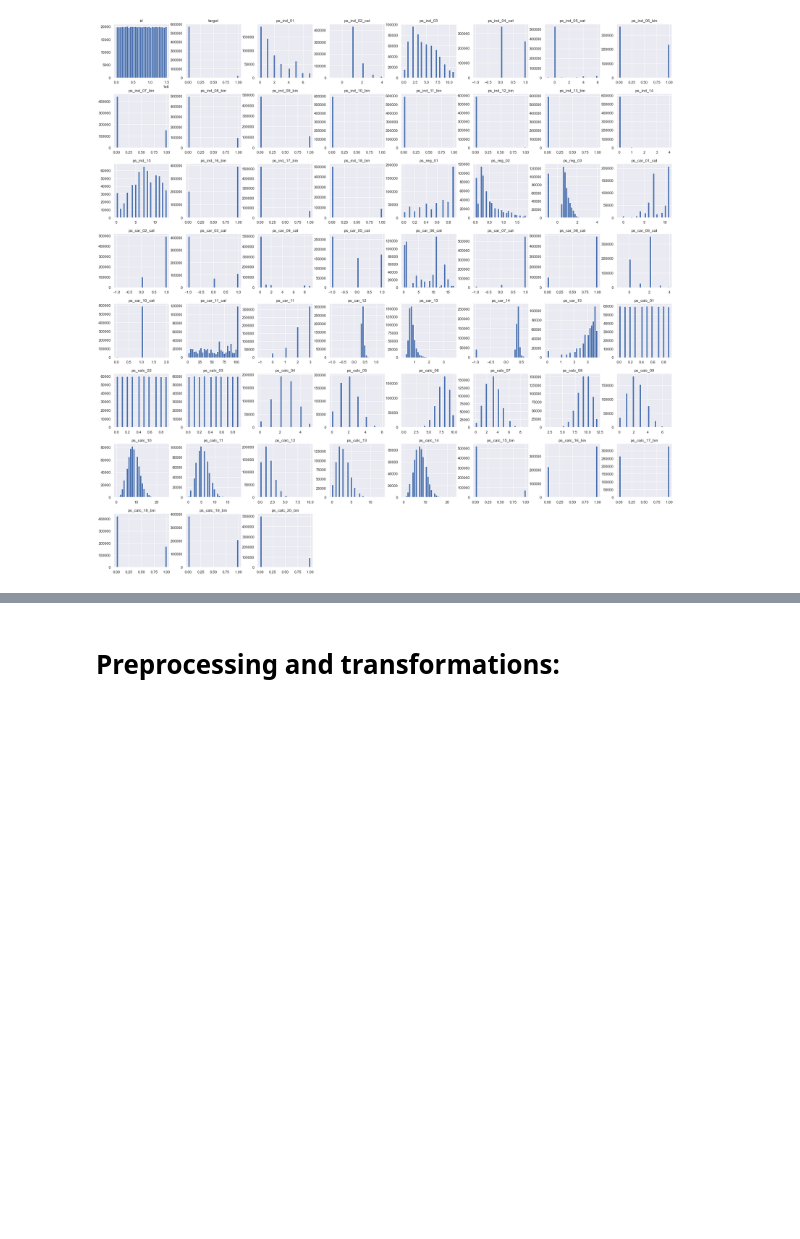
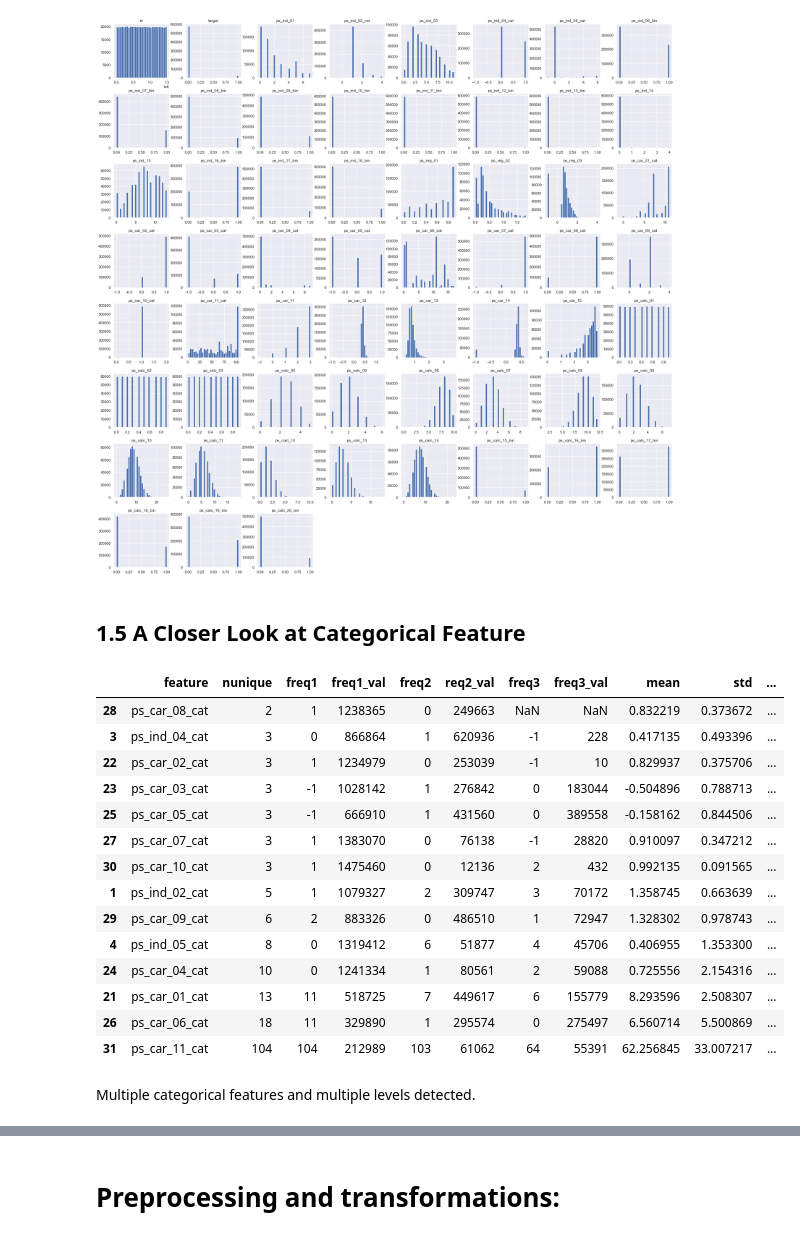
Before and after one commit to nichowu/Porto-Seguro-Safe-Driver-Prediction, a Jupyter notebook: porto-seguro-safe-driving.ipynb, the cells around one changed output, grey strips where cells are left out. Saved outputs shown, nothing was run; the diff lists cells and outputs as text; code cells hidden in the pictures; blank space fills up the shorter version.

```diff
--- a/porto-seguro-safe-driving.ipynb
+++ b/porto-seguro-safe-driving.ipynb
@@ -454,0 +457,2 @@ train.hist(figsize=(30,30), bins=30);
+# %% [markdown]
+## 1.5 A Closer Look at Categorical Feature
@@ -454,0 +462,51 @@ train.hist(figsize=(30,30), bins=30);
+# %%
+stat_cols= ['nunique','freq1','freq1_val', 'freq2', 'req2_val',
+             'freq3', 'freq3_val'] + traintest[cols[0]].describe().index.tolist()[1:]
+
+stat_cols=['feature']+stat_cols
+
+feature_stat=pd.DataFrame(columns=stat_cols)
+i=0
+
+for col in cols:
+    stat_vals=[]
+
+    # get stat value
+    stat_vals.append(col)
+    stat_vals.append(traintest[col].nunique())
+    stat_vals.append(traintest[col].value_counts().index[0])
+    stat_vals.append(traintest[col].value_counts().iloc[0])
+    stat_vals.append(traintest[col].value_counts().index[1])
+    stat_vals.append(traintest[col].value_counts().iloc[1])
+
+    if len(traintest[col].value_counts())>2:
+        stat_vals.append(traintest[col].value_counts().index[2])
+        stat_vals.append(traintest[col].value_counts().iloc[2])
+    else:
+        stat_vals.append(np.nan)
+        stat_vals.append(np.nan)
+
+    stat_vals+=traintest[col].describe().tolist()[1:]
+
+    feature_stat.loc[i]=stat_vals
+    i+=1
+# %%
+feature_stat[feature_stat['feature'].str.contains("cat")].sort_values(by=['nunique'])
+# %% [output]
+|  | feature | nunique | freq1 | freq1_val | freq2 | req2_val | freq3 | freq3_val | mean | std | ... |
+| 28 | ps_car_08_cat | 2 | 1 | 1238365 | 0 | 249663 | NaN | NaN | 0.832219 | 0.373672 | ... |
+| 3 | ps_ind_04_cat | 3 | 0 | 866864 | 1 | 620936 | -1 | 228 | 0.417135 | 0.493396 | ... |
+| 22 | ps_car_02_cat | 3 | 1 | 1234979 | 0 | 253039 | -1 | 10 | 0.829937 | 0.375706 | ... |
+| 23 | ps_car_03_cat | 3 | -1 | 1028142 | 1 | 276842 | 0 | 183044 | -0.504896 | 0.788713 | ... |
+| 25 | ps_car_05_cat | 3 | -1 | 666910 | 1 | 431560 | 0 | 389558 | -0.158162 | 0.844506 | ... |
+| 27 | ps_car_07_cat | 3 | 1 | 1383070 | 0 | 76138 | -1 | 28820 | 0.910097 | 0.347212 | ... |
+| 30 | ps_car_10_cat | 3 | 1 | 1475460 | 0 | 12136 | 2 | 432 | 0.992135 | 0.091565 | ... |
+| 1 | ps_ind_02_cat | 5 | 1 | 1079327 | 2 | 309747 | 3 | 70172 | 1.358745 | 0.663639 | ... |
+| 29 | ps_car_09_cat | 6 | 2 | 883326 | 0 | 486510 | 1 | 72947 | 1.328302 | 0.978743 | ... |
+| 4 | ps_ind_05_cat | 8 | 0 | 1319412 | 6 | 51877 | 4 | 45706 | 0.406955 | 1.353300 | ... |
+| 24 | ps_car_04_cat | 10 | 0 | 1241334 | 1 | 80561 | 2 | 59088 | 0.725556 | 2.154316 | ... |
+| 21 | ps_car_01_cat | 13 | 11 | 518725 | 7 | 449617 | 6 | 155779 | 8.293596 | 2.508307 | ... |
+| 26 | ps_car_06_cat | 18 | 11 | 329890 | 1 | 295574 | 0 | 275497 | 6.560714 | 5.500869 | ... |
+| 31 | ps_car_11_cat | 104 | 104 | 212989 | 103 | 61062 | 64 | 55391 | 62.256845 | 33.007217 | ... |
+# %% [markdown]
+Multiple categorical features and multiple levels detected.
```
Also changed, not shown: parts of 39 cells of this notebook.
